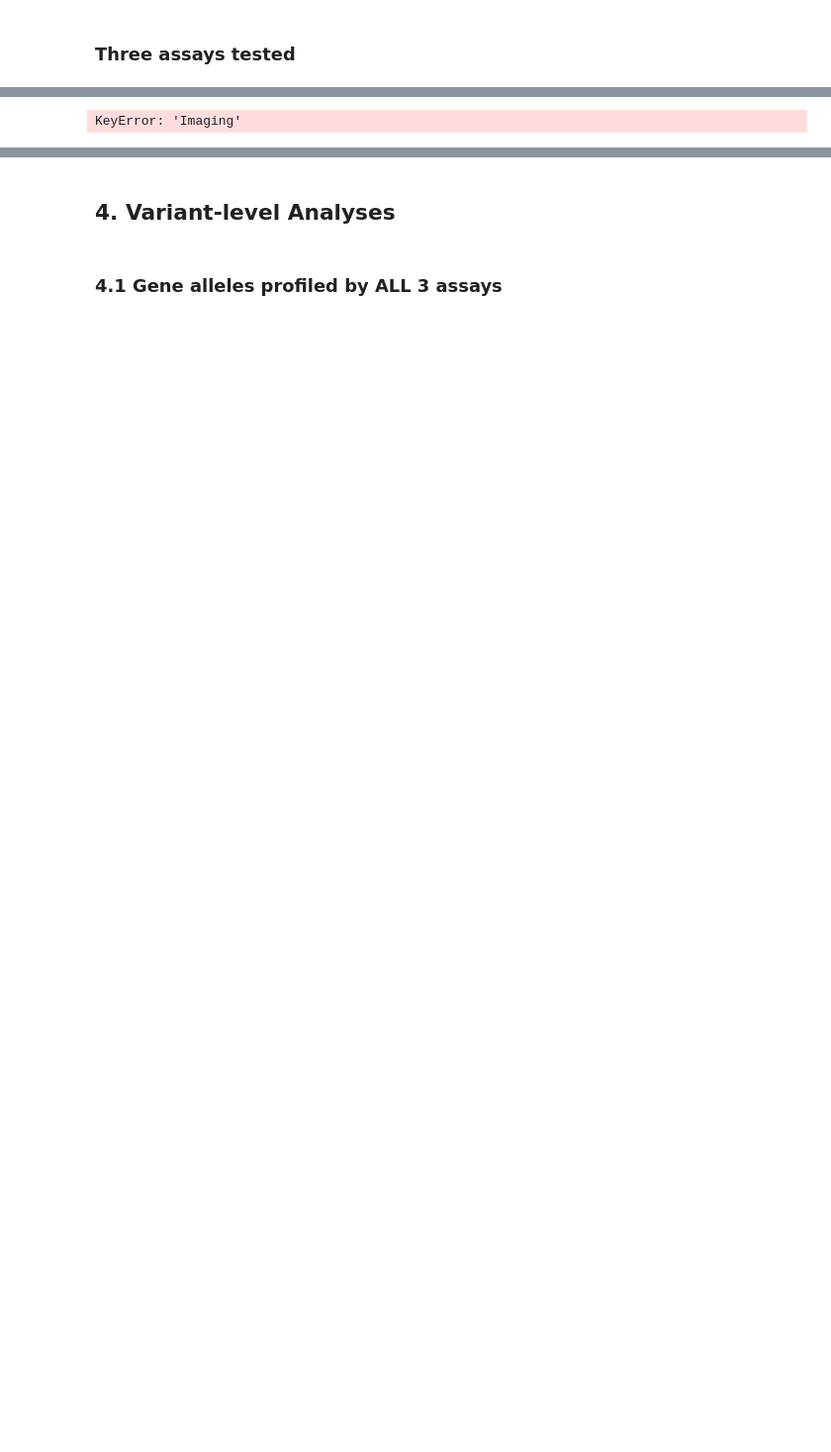
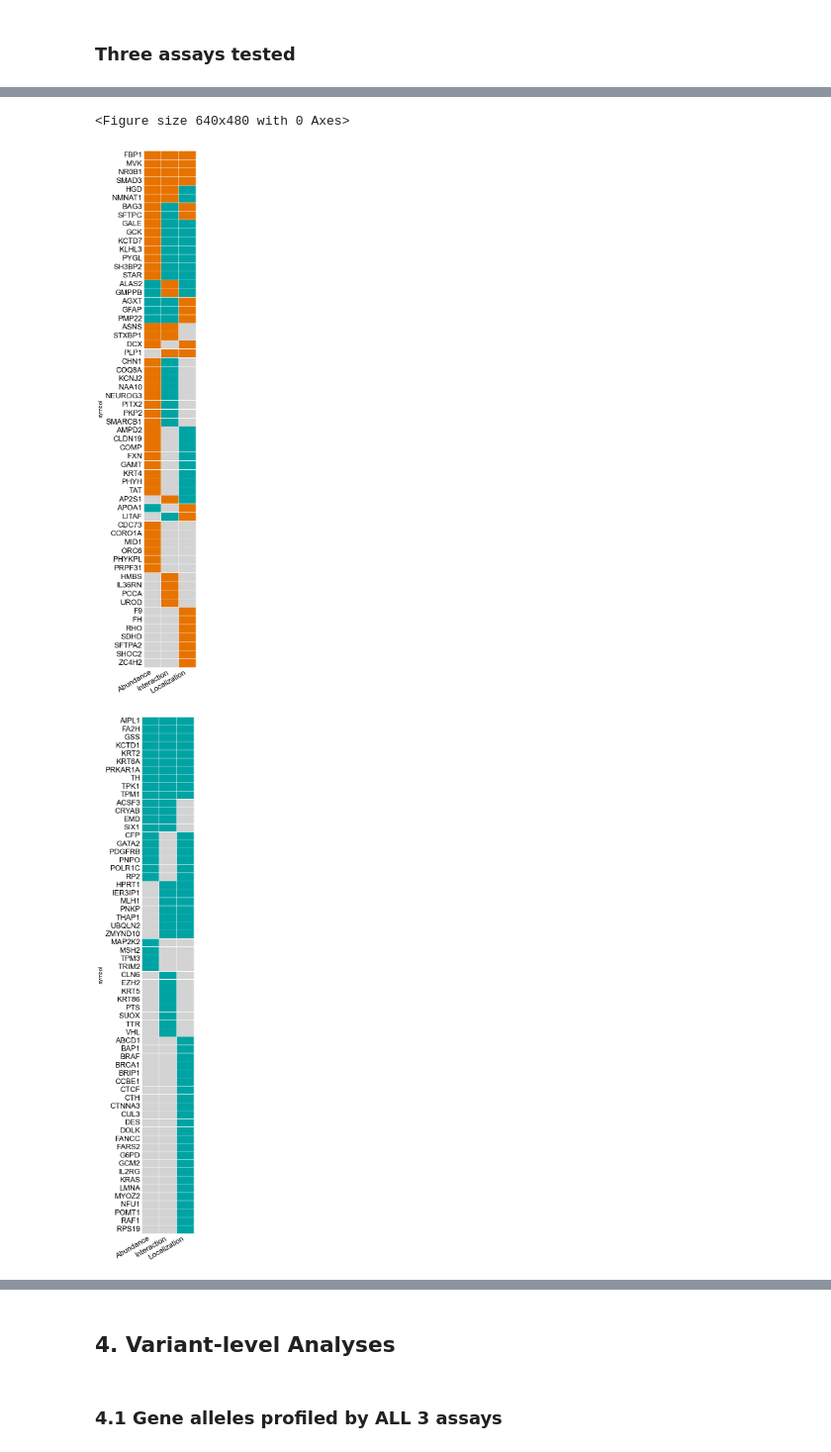
Before and after one commit to broadinstitute/2025_Pillar_VarChAMP, a Jupyter notebook: 3_integrated_assay_analyses/2_analyses/0_integrative_assay_summary.ipynb, the cells around one changed output, grey strips where cells are left out. Shown at 99% size. Drawn from its saved outputs; the diff is of its cells as text; code cells hidden in the pictures; blank space fills up the shorter version.

```diff
--- a/3_integrated_assay_analyses/2_analyses/0_integrative_assay_summary.ipynb
+++ b/3_integrated_assay_analyses/2_analyses/0_integrative_assay_summary.ipynb
@@ -496,35 +521,10 @@ Merged genes (union): 124
 Genes in ALL three assays: 30
-# %%
-pattern_priority = {
-    (True, True, True): 0,    # all three
-    (True, True, False): 1,   # Abun + Img
-    (True, False, True): 2,   # Abun + PPI
-    (False, True, True): 3,   # Img + PPI
-    (True, False, False): 4,  # Abun only
-    (False, True, False): 5,  # Img only
-    (False, False, True): 6,  # PPI only
-    (False, False, False): 7, # none
-}
-
-heatmap_data["pattern_rank"] = heatmap_data.apply(
-    lambda r: pattern_priority.get((r["Abundance"], r["Imaging"], r["PPI"]), 99),
-    axis=1
-)
-
-heatmap_data = heatmap_data.sort_values(
-    by=["Row_NA_sum", "Row_Sum", "pattern_rank"],
-    ascending=[True, False, True]
-)#.drop(columns="pattern_rank")
-
-heatmap_data.head(35)
-# %% [output]
-KeyError: 'Imaging'
 # %%
 plt.clf()
 
 # Adjustable text size parameters - CHANGE THESE VALUES TO ADJUST TEXT SIZE
-xlabel_fontsize = 12  # Column labels (Abundance, Interaction, Localization)
-ylabel_fontsize = 10  # Gene names (row labels)
+xlabel_fontsize = 16  # Column labels (Abundance, Interaction, Localization)
+ylabel_fontsize = 16  # Gene names (row labels)
 
 # Prepare data for heatmap - handle NaN values properly
 heatmap_data = merged_genes_any_path.loc[:,["Passes_Threshold_dualipa", "Passes_Threshold_imaging", "Passes_Threshold"]].rename(
@@ -626,33 +626,37 @@ fig.savefig(
     dpi=400,
     bbox_inches='tight',
     transparent=True
 )
 
 heatmap_data_filled_nohit = heatmap_data[heatmap_data["Row_Sum"]==0][["Abundance", "Interaction", "Localization"]].astype(float)  # Keep as float to preserve NaN
 
 fig2, ax2 = plt.subplots(1,1,figsize=(2,20))
 sns.heatmap(heatmap_data_filled_nohit,
             cmap=custom_cmap,
             cbar=False,
             linewidths=0.5,
             linecolor='white',
             ax=ax2,
             yticklabels=True,
             vmin=0, vmax=1
 )
 ax2.set_xticklabels(ax2.get_xticklabels(), fontsize=xlabel_fontsize, rotation=30, ha="right")
 ax2.set_yticklabels(ax2.get_yticklabels(), fontsize=ylabel_fontsize)
 # Remove tick marks
 ax2.tick_params(axis='both', which='both', length=0)
 
 fig2.savefig(
     f"../3_outputs/pillar_manuscript_figures/supp_assay_nonhit_per_gene.svg",
     format='svg',
     dpi=400,
     bbox_inches='tight',
     transparent=True
 )
 plt.show()
+# %% [output]
+<Figure size 640x480 with 0 Axes>
+[figure, added]
+[figure, added]
 # %%
 # Create pie chart for ClinVar annotation categories
 merged_genes_any_path_pl = pl.DataFrame(merged_genes_any_path).with_columns(
```
Also changed, not shown: parts of 11 cells of this notebook, 10 other files.
